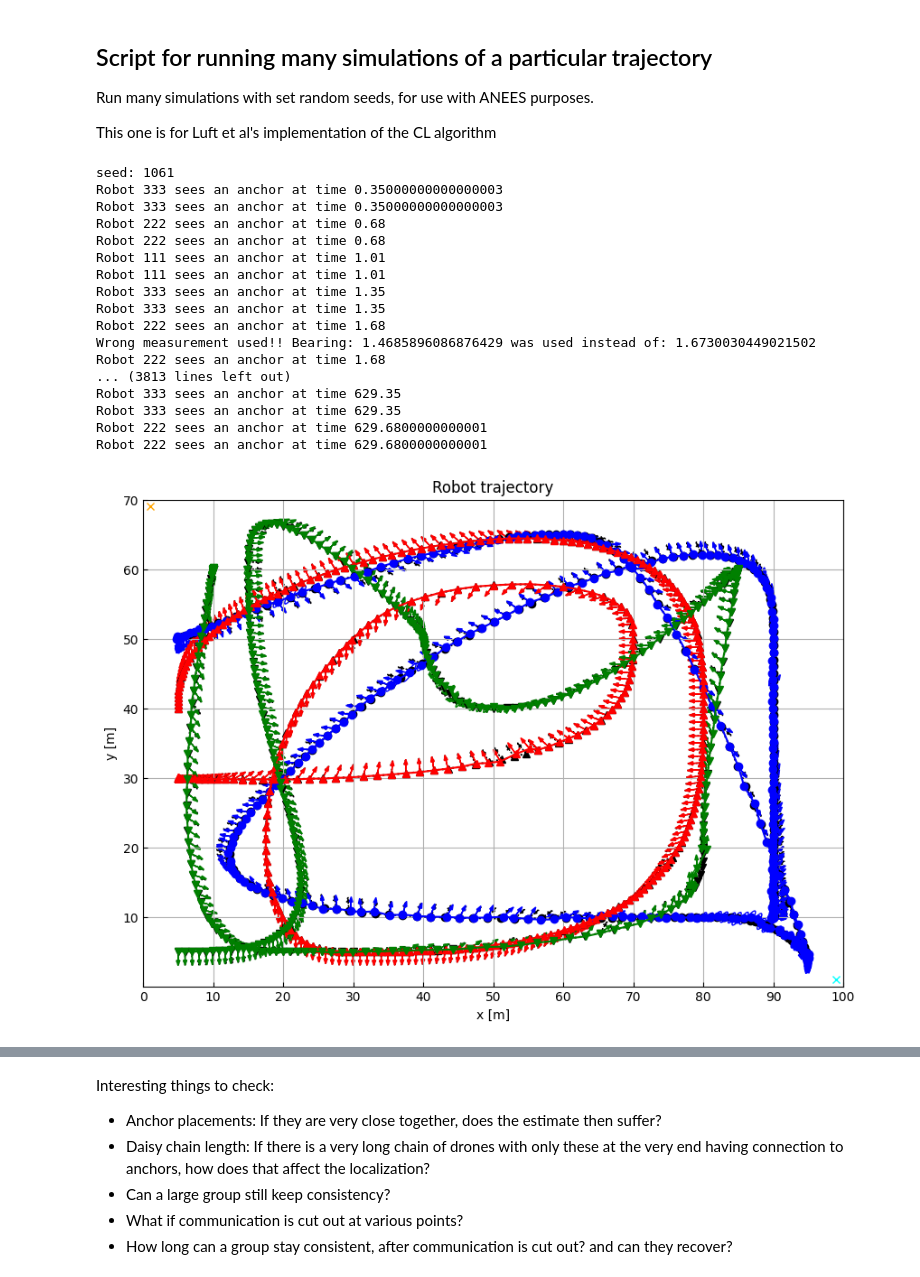
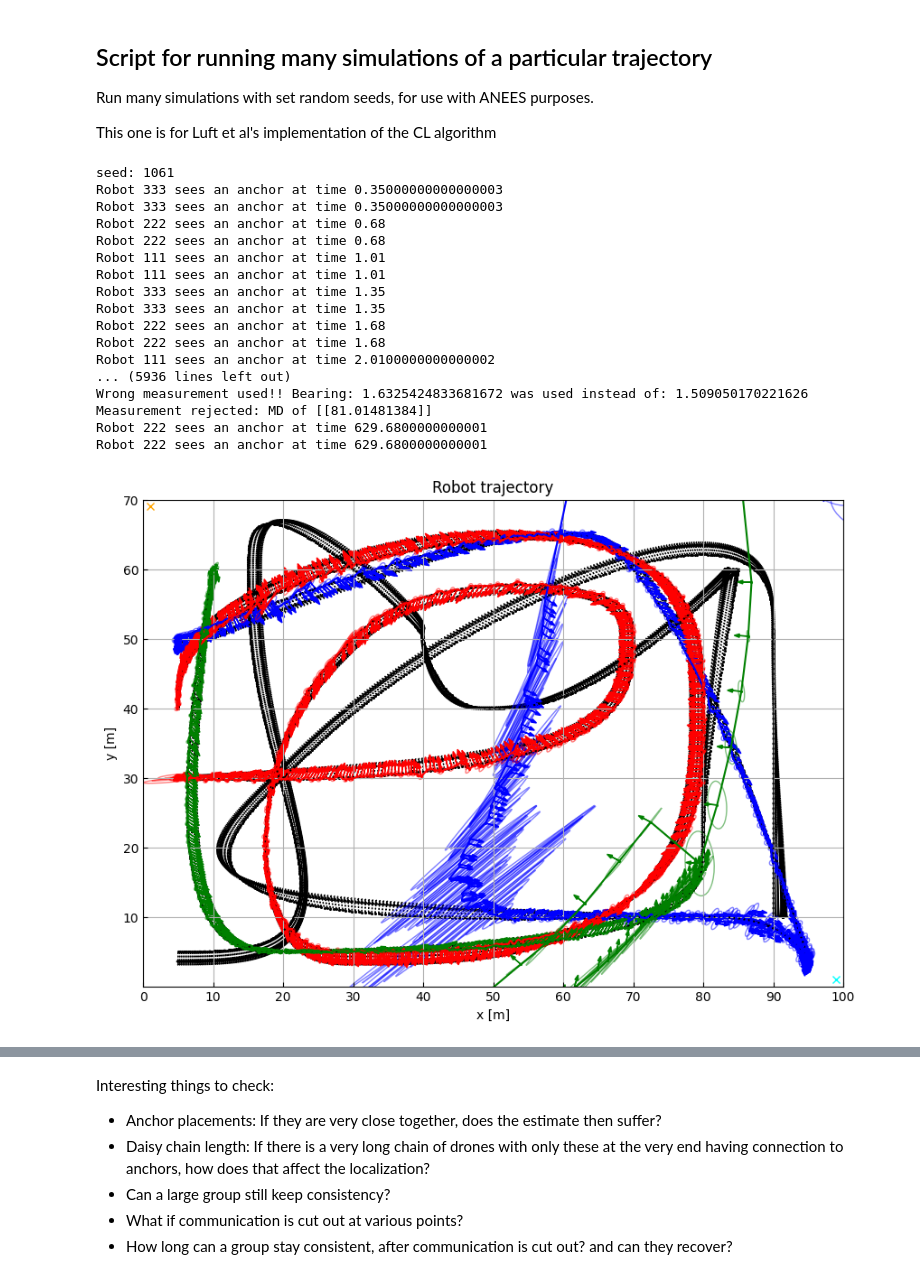
Before and after one commit to MarcusLariJ/UWB_Rasberry, a Jupyter notebook: Sim/run_anees.ipynb, the cells around one changed output, grey strips where cells are left out. Drawn from its saved outputs; the diff is of its cells as text; code cells hidden in the pictures.

Commit message:
Switched to MD instead of ML

```diff
--- a/Sim/run_anees.ipynb
+++ b/Sim/run_anees.ipynb
@@ -46,24 +46,29 @@ P_logL2 = np.zeros((mf.STATE_LEN, mf.STATE_LEN, pos_len, seeds_num))
 x_logL3 = np.zeros((mf.STATE_LEN, pos_len, seeds_num))
 P_logL3 = np.zeros((mf.STATE_LEN, mf.STATE_LEN, pos_len, seeds_num))
 
+# Sim settings
 sr = R_r
 sb = R_b
+sim_max_dist = -1
+thres = 12 # 99.5 % confidence
 
-sr=0
-sb=0
-sim_max_dist = 50
+#thres = 0
+#sr=0
+#sb=0
+r_w = 0
+r_a = 0
 
 for j in range(len(list_seeds)):
     print("seed: " + str(list_seeds[j]))
-    bias_vec = np.array([[0.07],[0.2],[0.2]]) # np.array([[0.0],[0],[0]])
+    bias_vec =  np.array([[0.0],[0],[0]]) # np.array([[0.07],[0.2],[0.2]])
     timu1 = y_IMU1_base.copy()
     timu2 = y_IMU2_base.copy()
     timu3 = y_IMU3_base.copy()
 
     np.random.seed(list_seeds[j])
-    y_IMU1 = traj.gen_noise(timu1, dt=1, sigma=np.diag([R_w, R_a, R_a]), bias=bias_vec)
-    y_IMU2 = traj.gen_noise(timu2, dt=1, sigma=np.diag([R_w, R_a, R_a]), bias=bias_vec)
-    y_IMU3 = traj.gen_noise(timu3, dt=1, sigma=np.diag([R_w, R_a, R_a]), bias=bias_vec)
+    y_IMU1 = traj.gen_noise(timu1, dt=1, sigma=np.diag([r_w, r_a, r_a]), bias=bias_vec)
+    y_IMU2 = traj.gen_noise(timu2, dt=1, sigma=np.diag([r_w, r_a, r_a]), bias=bias_vec)
+    y_IMU3 = traj.gen_noise(timu3, dt=1, sigma=np.diag([r_w, r_a, r_a]), bias=bias_vec)
 
     # Run LUFT algorithm
     robotL1 = sim.robot_luft(x0=xa1, path=pos1, imu=y_IMU1, dt=dt, R=R, id=111)
@@ -77,13 +82,13 @@ for j in range(len(list_seeds)):
         # Set up a measurement pattern similar to the used communication protocol
         # First module:
         if (i > 0 and i % 100 == 0):
-            hfunc.updateAllLuft(robotL1, [anchor1, anchor2], [], sr=sr, sb=sb, max_dist=sim_max_dist)
+            hfunc.updateAllLuft(robotL1, [anchor1, anchor2], [], sr=sr, sb=sb, max_dist=sim_max_dist, thres=thres)
         # Second module:
         if (i > 0 and (i+33) % 100 == 0):
-            hfunc.updateAllLuft(robotL2, [anchor1, anchor2], [], sr=sr, sb=sb, max_dist=sim_max_dist)
+            hfunc.updateAllLuft(robotL2, [anchor1, anchor2], [], sr=sr, sb=sb, max_dist=sim_max_dist, thres=thres)
         # Third module:
         if (i > 0 and (i+66) % 100 == 0):
-            hfunc.updateAllLuft(robotL3, [anchor1, anchor2], [], sr=sr, sb=sb, max_dist=sim_max_dist)
+            hfunc.updateAllLuft(robotL3, [anchor1, anchor2], [], sr=sr, sb=sb, max_dist=sim_max_dist, thres=thres)
 
     # Save estimates and covariances:
     x_logL1[:,:,j] = robotL1.x_log
@@ -103,34 +108,34 @@ Robot 111 sees an anchor at time 1.01
 Robot 333 sees an anchor at time 1.35
 Robot 333 sees an anchor at time 1.35
 Robot 222 sees an anchor at time 1.68
-Wrong measurement used!! Bearing: 1.4685896086876429 was used instead of: 1.6730030449021502
 Robot 222 sees an anchor at time 1.68
-... (3813 lines left out)
-Robot 333 sees an anchor at time 629.35
-Robot 333 sees an anchor at time 629.35
+Robot 111 sees an anchor at time 2.0100000000000002
+... (5936 lines left out)
+Wrong measurement used!! Bearing: 1.6325424833681672 was used instead of: 1.509050170221626
+Measurement rejected: MD of [[81.01481384]]
 Robot 222 sees an anchor at time 629.6800000000001
 Robot 222 sees an anchor at time 629.6800000000001
 # %%
 # Plot the choosen simulation:
 s_idx = 0
 
 # Plot ground truth
 fig, ax = rp.setup_plot()
-rp.plot_position(ax, pos1[:,::200], color='black', marker='o', linestyle=':')
-rp.plot_position(ax, pos2[:,::200], color='black', marker='^', linestyle=':')
-rp.plot_position(ax, pos3[:,::200], color='black', marker='v', linestyle=':')
+rp.plot_position(ax, pos1[:,::50], color='black', marker=None, linestyle=':')
+rp.plot_position(ax, pos2[:,::50], color='black', marker=None, linestyle=':')
+rp.plot_position(ax, pos3[:,::50], color='black', marker=None, linestyle=':')
 
 # Plot states of robots:
-rp.plot_position2(ax, x_logL1[:,::200,s_idx], P_logL1[:,:,::200,s_idx], color='blue', marker='o')
-rp.plot_position2(ax, x_logL2[:,::200,s_idx], P_logL2[:,:,::200,s_idx], color='red', marker='^')
-rp.plot_position2(ax, x_logL3[:,::200,s_idx], P_logL3[:,:,::200,s_idx], color='green', marker='v')
+rp.plot_position2(ax, x_logL1[:,::50,s_idx], P_logL1[:,:,::50,s_idx], color='blue', marker=None)
+rp.plot_position2(ax, x_logL2[:,::50,s_idx], P_logL2[:,:,::50,s_idx], color='red', marker=None)
+rp.plot_position2(ax, x_logL3[:,::50,s_idx], P_logL3[:,:,::50,s_idx], color='green', marker=None)
 
 anchor1.draw_position(ax, color='orange')
 anchor2.draw_position(ax, color='cyan')
 
 #ax.legend(['Robot 1 reference', 'Robot 2 reference', 'Robot 3 reference', 'Robot 1 path', 'Robot 2 path', 'Robot 3 path'])
 # %% [output]
-[figure, old version]
+[figure, new version]
 # %%
 # Plot metrics:
 # ANEES analysis
```
Also changed, not shown: parts of 2 cells of this notebook, 2 other files.
